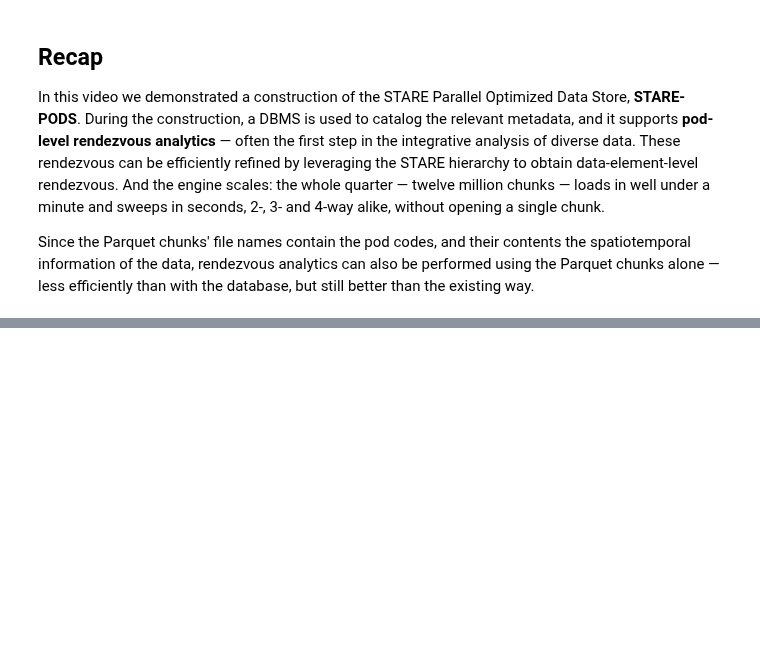
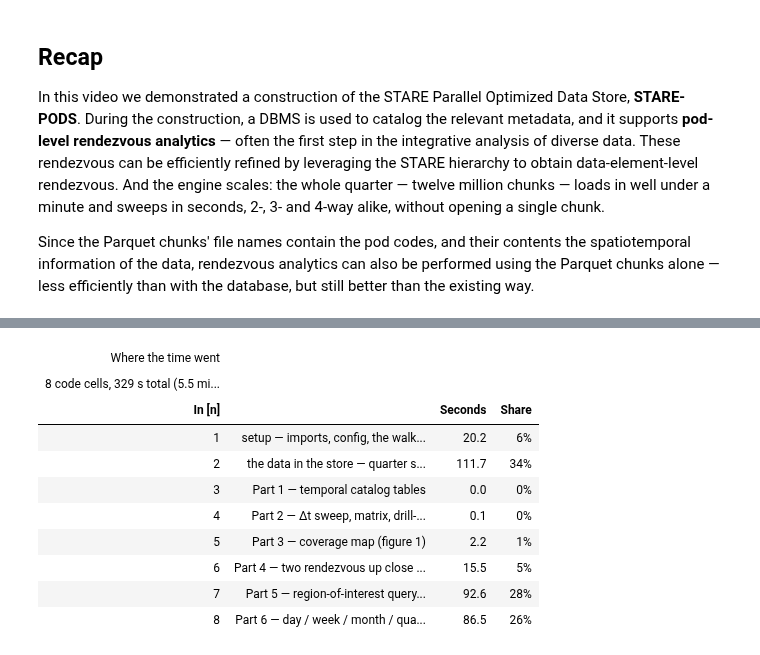
Before and after one commit to SpatioTemporal/STAREPandas, a Jupyter notebook: starepandas/s3_starepods_examples_video_v2.ipynb, the cells around one changed output, grey strips where cells are left out. Drawn from its saved outputs; the diff is of its cells as text; code cells hidden in the pictures; blank space fills up the shorter version.

```diff
--- a/starepandas/s3_starepods_examples_video_v2.ipynb
+++ b/starepandas/s3_starepods_examples_video_v2.ipynb
@@ -806,0 +857,39 @@ the database, but still better than the existing way.
+# %%
+CELL_LABELS = {              # In[n] → what that cell does (cells run in order)
+    1: 'setup — imports, config, the walkthrough thin load',
+    2: 'the data in the store — quarter summary + occupancy (server-side)',
+    3: 'Part 1 — temporal catalog tables',
+    4: 'Part 2 — Δt sweep, matrix, drill-down',
+    5: 'Part 3 — coverage map (figure 1)',
+    6: 'Part 4 — two rendezvous up close (figures 2–3, chunk downloads)',
+    7: 'Part 5 — region-of-interest query (figures 4–5)',
+    8: 'Part 6 — day / week / month / quarter timings',
+}
+timings = pd.DataFrame({'cell': list(CELL_TIMINGS), 'seconds': list(CELL_TIMINGS.values())})
+timings['what'] = timings['cell'].map(CELL_LABELS).fillna('')
+total = timings['seconds'].sum()
+timings['share'] = timings['seconds'] / total
+display(
+    GT(timings[['cell', 'what', 'seconds', 'share']])
+    .tab_header(title="Where the time went",
+                subtitle=f"{len(timings)} code cells, {total:.0f} s total "
+                         f"({total / 60:.1f} min) — this summary cell excluded")
+    .fmt_number(columns='seconds', decimals=1)
+    .fmt_percent(columns='share', decimals=0)
+    .cols_label(cell="In [n]", what="", seconds="Seconds", share="Share")
+    .tab_style(style=style.text(weight='bold'),
+               locations=loc.body(columns='seconds',
+                                  rows=timings['seconds'].nlargest(2).index.tolist()))
+)
+# %% [output]
+| Where the time went |  |  |  |
+| 8 code cells, 329 s total (5.5 mi... |  |  |  |
+| In [n] |  | Seconds | Share |
+| 1 | setup — imports, config, the walk... | 20.2 | 6% |
+| 2 | the data in the store — quarter s... | 111.7 | 34% |
+| 3 | Part 1 — temporal catalog tables | 0.0 | 0% |
+| 4 | Part 2 — Δt sweep, matrix, drill-... | 0.1 | 0% |
+| 5 | Part 3 — coverage map (figure 1) | 2.2 | 1% |
+| 6 | Part 4 — two rendezvous up close ... | 15.5 | 5% |
+| 7 | Part 5 — region-of-interest query... | 92.6 | 28% |
+| 8 | Part 6 — day / week / month / qua... | 86.5 | 26% |
```
Also changed, not shown: parts of 10 cells of this notebook, 1 other file.
